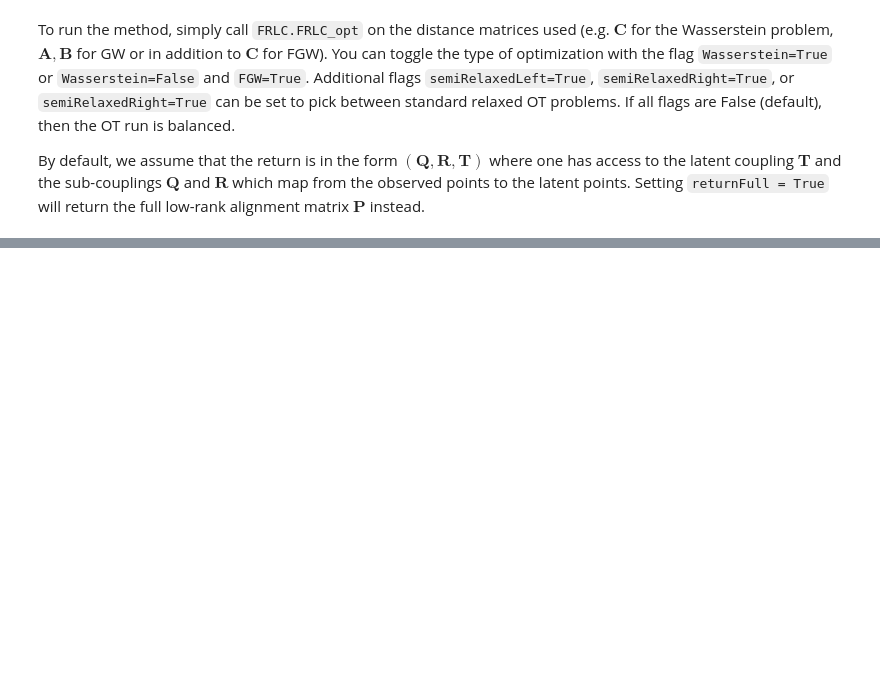
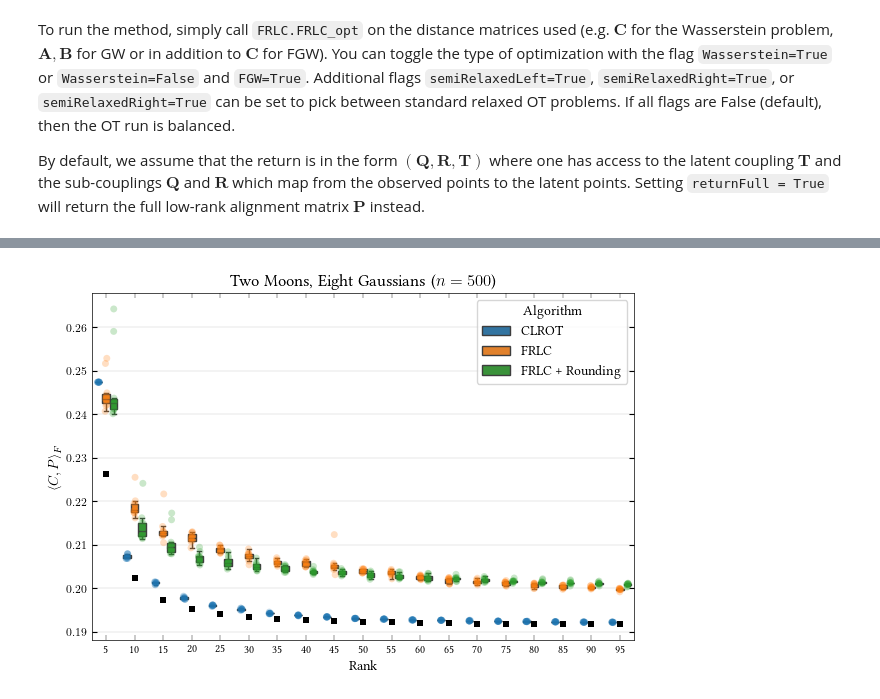
Before and after one commit to schmidt73/transport-clustering, a Jupyter notebook: notebooks/flrc_demo.ipynb, the cells around one changed output, grey strips where cells are left out. Saved outputs shown, nothing was run; the diff lists cells and outputs as text; code cells hidden in the pictures; blank space fills up the shorter version.

```diff
--- a/notebooks/flrc_demo.ipynb
+++ b/notebooks/flrc_demo.ipynb
@@ -333,0 +191,61 @@ plt.show()
+# %%
+import pandas as pd
+import seaborn as sns
+import matplotlib.pyplot as plt
+
+plt.style.use("~/plotting/paper.mplstyle")
+
+df = pd.read_csv("../merged_results.csv")
+algo_rename_map = {
+    "clrot": "CLROT",
+    "frlc": "FRLC",
+    "frlcround": "FRLC + Rounding"
+}
+df['algorithm'] = df['algorithm'].replace(algo_rename_map)
+lower_bounds = df[~df['lower_bound'].isna()][['rank', 'lower_bound', 'algorithm']].drop_duplicates()
+
+fig, ax = plt.subplots(figsize=(7, 4.5))
+
+sns.stripplot(
+    data=df[(df['rank'] > 1) & (df['rank'] < 100)],
+    x='rank',
+    y='objective_cost',
+    hue='algorithm',
+    dodge=True,
+    alpha=0.25,
+    ax=ax,
+    legend=False,
+)
+sns.boxplot(
+    data=df[(df['rank'] > 1) & (df['rank'] < 100)],
+    x='rank',
+    y='objective_cost',
+    hue='algorithm',
+    showfliers=False,
+    ax=ax,
+    legend=True
+)
+# add lower bound using ax.scatter (avoid using hue and linestyle in sns.scatterplot)
+lower_bounds_filtered = lower_bounds[(lower_bounds['rank'] > 1) & (lower_bounds['rank'] < 100)]
+sns.stripplot(
+    data=lower_bounds_filtered,
+    x='rank',
+    y='lower_bound',
+    color='black',
+    marker='s',
+    label='Lower Bound',
+    ax=ax
+)
+
+
+# Remove duplicate legend entries by keeping only the first set
+handles, labels = ax.get_legend_handles_labels()
+ax.legend(handles[0:len(algo_rename_map)], labels[0:len(algo_rename_map)], title="Algorithm")
+ax.set_title("Two Moons, Eight Gaussians ($n = 500$)")
+ax.set_xlabel("Rank")
+ax.set_ylabel(r"$\langle C, P \rangle_F$")
+#fig.legend(title="Algorithm")
+fig.show()
+fig.savefig("two_moons_eight_gaussians.pdf", bbox_inches='tight')
+# %% [output]
+[figure, added]
```
Also changed, not shown: parts of 8 cells of this notebook, 3 other files.
